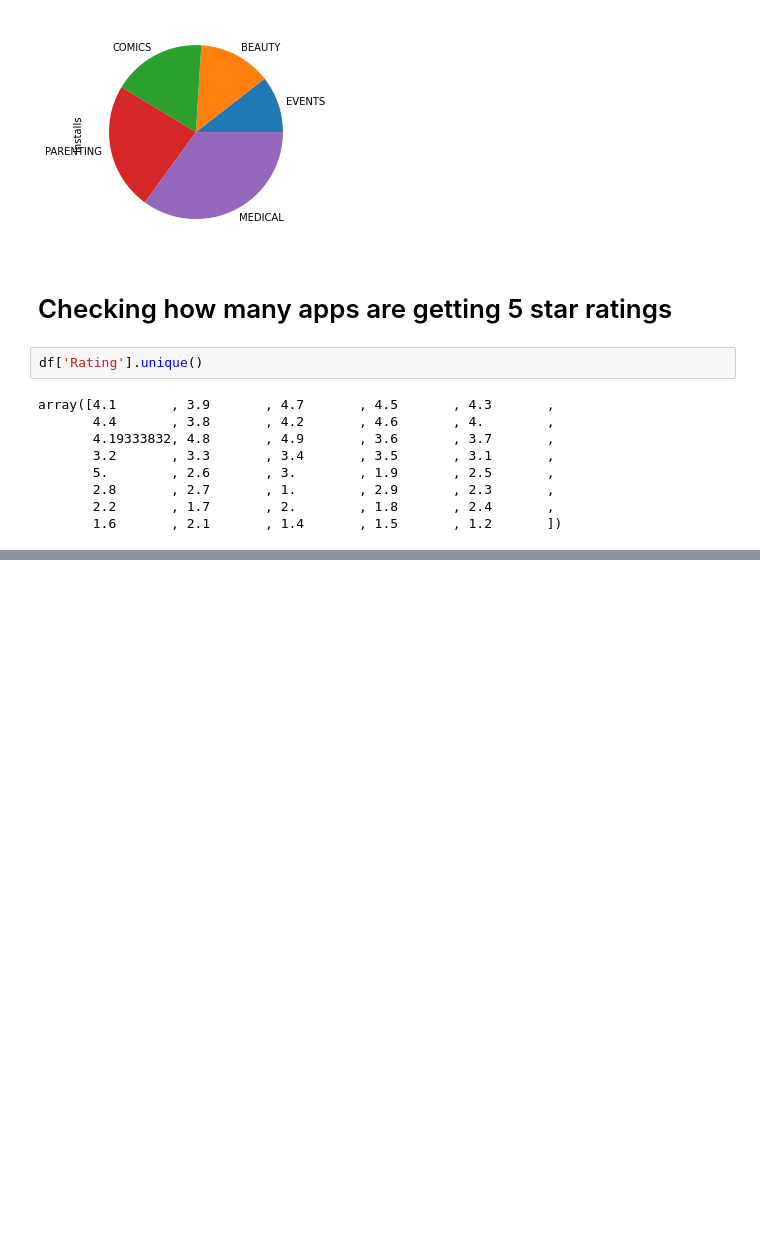
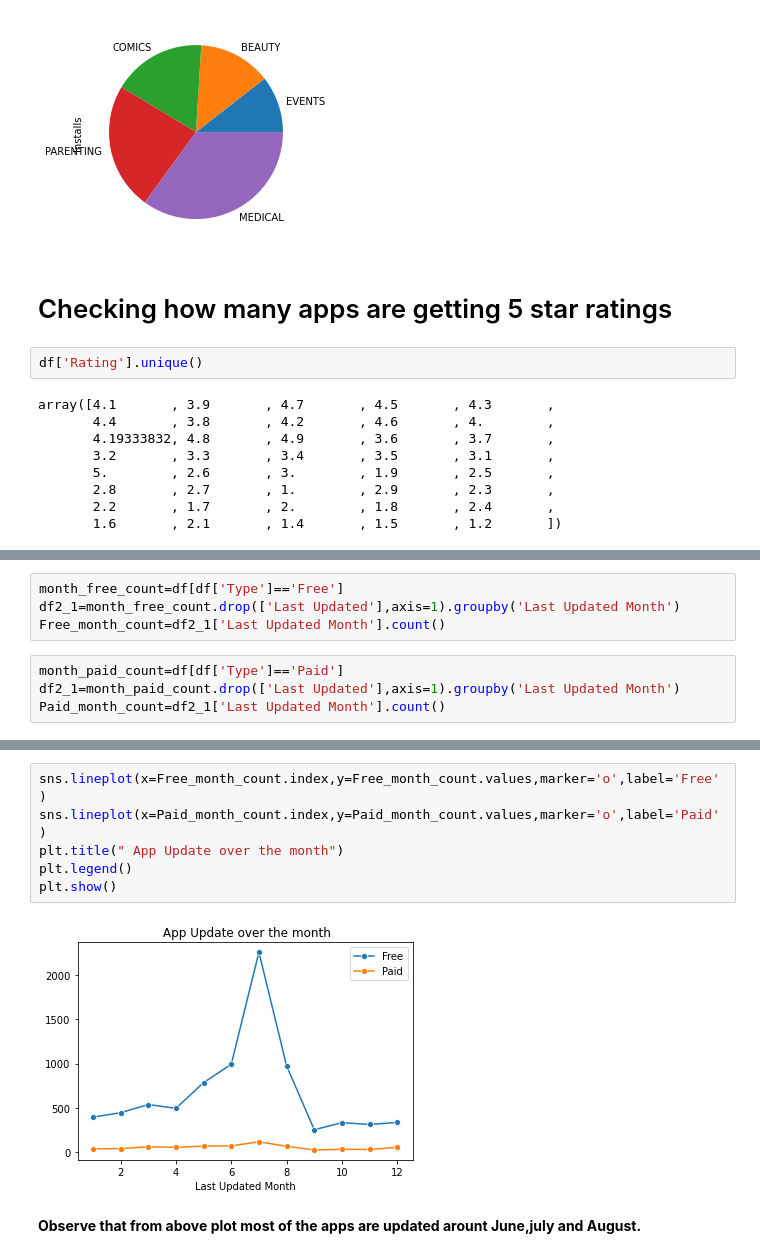
Before and after one commit to Ashvini136/DS_Projects, a Jupyter notebook: Google_play_store_apps.ipynb, the cells around one changed output, grey strips where cells are left out. Cells and saved outputs as stored; diff of their text form; blank space fills up the shorter version.

```diff
--- a/Google_play_store_apps.ipynb
+++ b/Google_play_store_apps.ipynb
@@ -616,0 +799,8 @@ df[df['Rating']==5]
+# %%
+month_free_count=df[df['Type']=='Free']
+df2_1=month_free_count.drop(['Last Updated'],axis=1).groupby('Last Updated Month')
+Free_month_count=df2_1['Last Updated Month'].count()
+# %%
+month_paid_count=df[df['Type']=='Paid']
+df2_1=month_paid_count.drop(['Last Updated'],axis=1).groupby('Last Updated Month')
+Paid_month_count=df2_1['Last Updated Month'].count()
@@ -616,0 +841,10 @@ df[df['Rating']==5]
+# %%
+sns.lineplot(x=Free_month_count.index,y=Free_month_count.values,marker='o',label='Free')
+sns.lineplot(x=Paid_month_count.index,y=Paid_month_count.values,marker='o',label='Paid')
+plt.title(" App Update over the month")
+plt.legend()
+plt.show()
+# %% [output]
+[figure, added]
+# %% [markdown]
+**Observe that from above plot most of the apps are updated arount June,july and August.**
```
Also changed, not shown: parts of 46 cells of this notebook.
